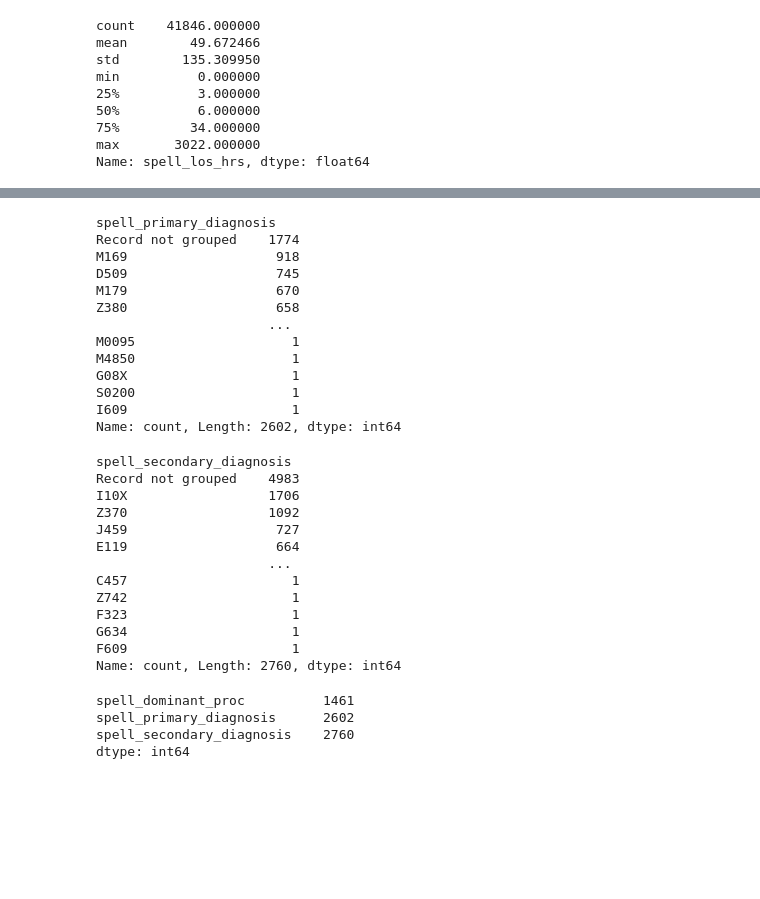
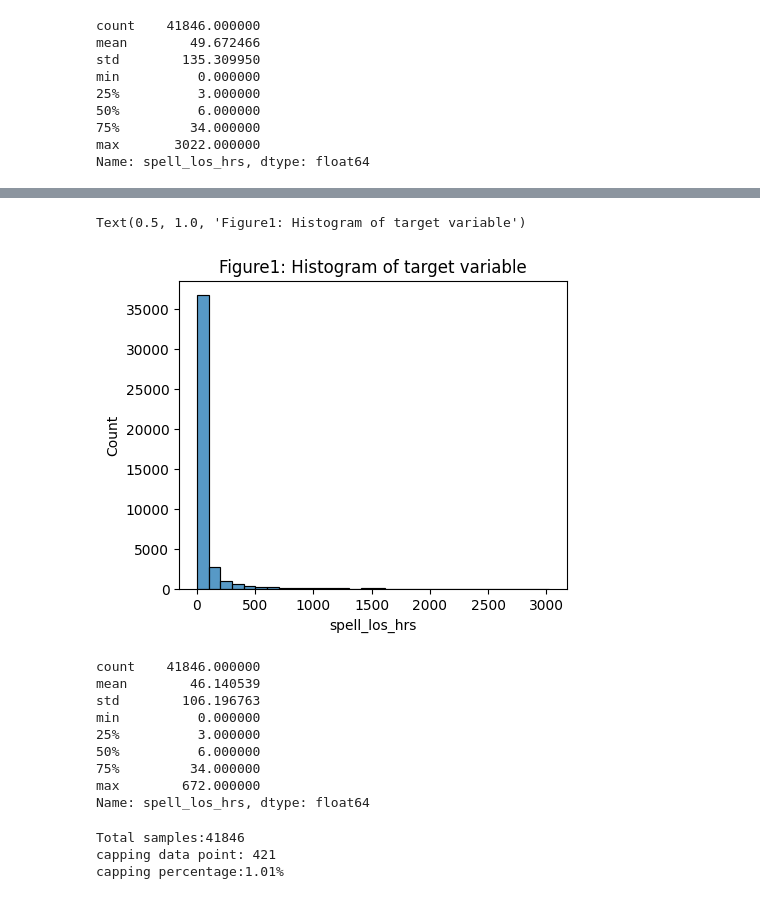
Before and after one commit to sophieDen/nhs-length-of-stay-prediction, a Jupyter notebook: notebooks/EDA/Xiaomei_EDA.ipynb, the cells around one changed output, grey strips where cells are left out. Saved outputs shown, nothing was run; the diff lists cells and outputs as text; code cells hidden in the pictures; blank space fills up the shorter version.

```diff
--- a/notebooks/EDA/Xiaomei_EDA.ipynb
+++ b/notebooks/EDA/Xiaomei_EDA.ipynb
@@ -768,39 +218,27 @@ Name: count, Length: 1461, dtype: int64
-# %%
-df1['spell_primary_diagnosis'].value_counts()
-# %% [output]
-spell_primary_diagnosis
-Record not grouped    1774
-M169                   918
-D509                   745
-M179                   670
-Z380                   658
-                      ...
-M0095                    1
-M4850                    1
-G08X                     1
-S0200                    1
-I609                     1
-Name: count, Length: 2602, dtype: int64
-# %%
-df1['spell_secondary_diagnosis'].value_counts()
-# %% [output]
-spell_secondary_diagnosis
-Record not grouped    4983
-I10X                  1706
-Z370                  1092
-J459                   727
-E119                   664
-                      ...
-C457                     1
-Z742                     1
-F323                     1
-G634                     1
-F609                     1
-Name: count, Length: 2760, dtype: int64
-# %%
-df1[['spell_dominant_proc','spell_primary_diagnosis','spell_secondary_diagnosis']].nunique()
-# %% [output]
-spell_dominant_proc          1461
-spell_primary_diagnosis      2602
-spell_secondary_diagnosis    2760
-dtype: int64
+# %%
+plt.figure(figsize=(5,4))
+sns.histplot(df1['spell_los_hrs'], bins=30)
+plt.title('Figure1: Histogram of target variable')
+# %% [output]
+Text(0.5, 1.0, 'Figure1: Histogram of target variable')
+[figure, added]
+# %%
+# capping all values above its 99th percentile to that percentile value
+y_clip = np.clip(df1['spell_los_hrs'], None, df1['spell_los_hrs'].quantile(0.99))
+y_clip.describe()
+# %% [output]
+count    41846.000000
+mean        46.140539
+std        106.196763
+min          0.000000
+25%          3.000000
+50%          6.000000
+75%         34.000000
+max        672.000000
+Name: spell_los_hrs, dtype: float64
+# %%
+print(f'Total samples:{s3.shape[0]}\ncapping data point: {(y_clip==672).sum()}\ncapping percentage:{round((y_clip==672).sum()/s3.shape[0]*100,2)}%')
+# %% [output]
+Total samples:41846
+capping data point: 421
+capping percentage:1.01%
```
Also changed, not shown: parts of 94 cells of this notebook, 7 other files.
